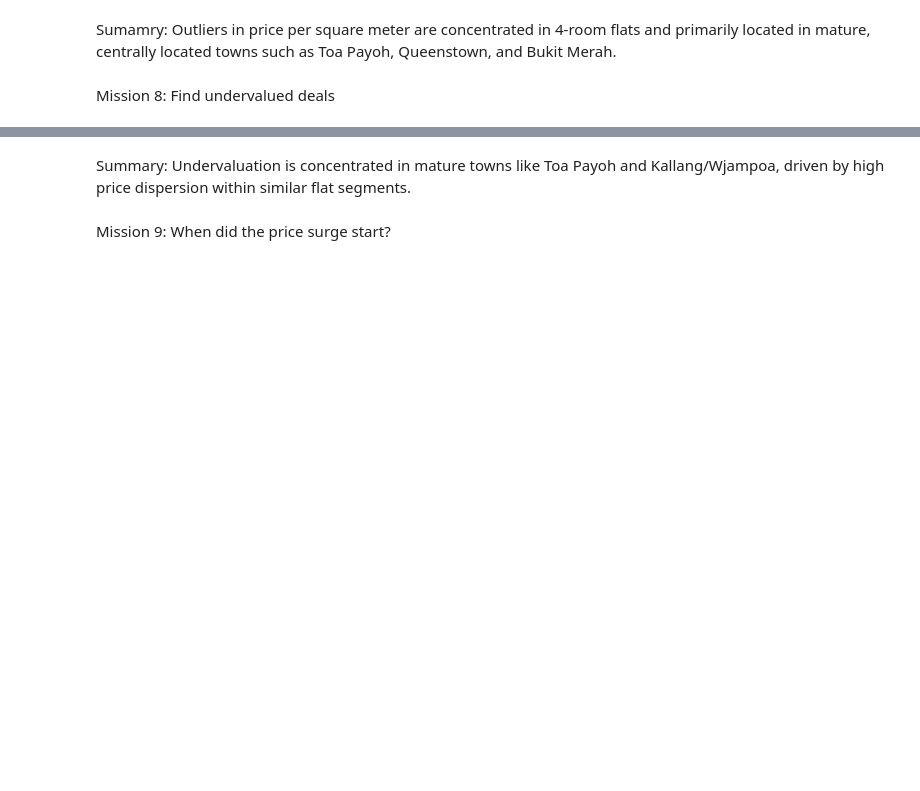
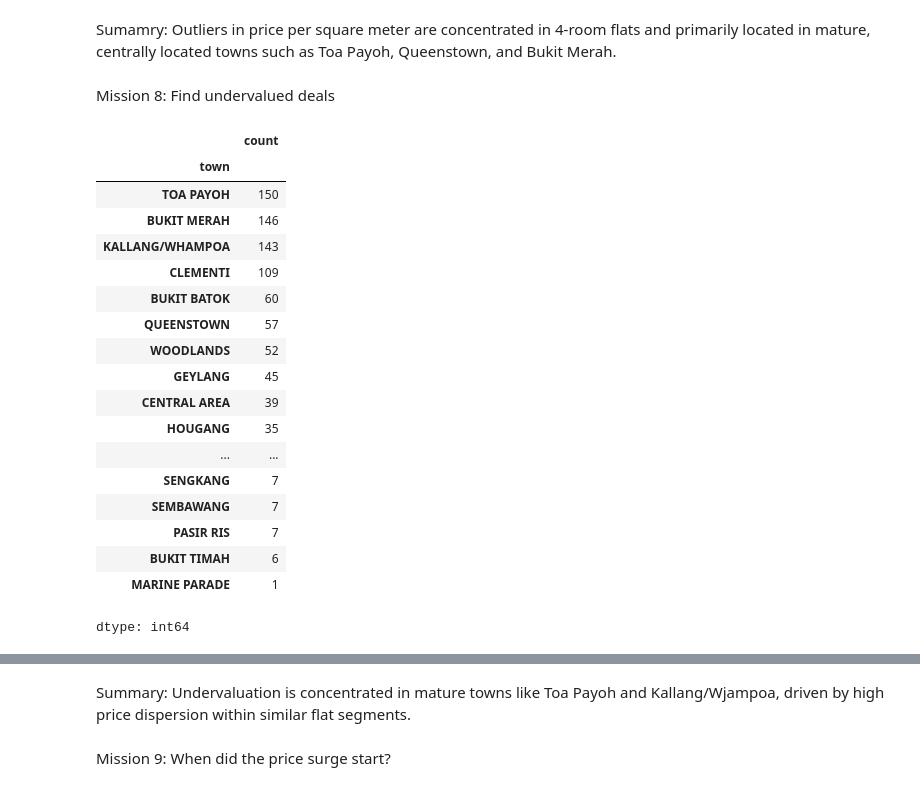
Before and after one commit to jyesing/HDB_resale_price, a Jupyter notebook: 2nd_Project_HDB_resale_since_2017.ipynb, the cells around one changed output, grey strips where cells are left out. Drawn from its saved outputs; the diff is of its cells as text; code cells hidden in the pictures; blank space fills up the shorter version.

```diff
--- a/2nd_Project_HDB_resale_since_2017.ipynb
+++ b/2nd_Project_HDB_resale_since_2017.ipynb
@@ -140,13 +298,32 @@ Sumamry: Outliers in price per square meter are concentrated in 4-room flats and
 # %% [markdown]
 Mission 8: Find undervalued deals
 # %%
-#compare similar flat type and remaining lease groups
-expected = df_recent_12_months.groupby(['town','flat_type', 'remaining_lease_groups','storey_category'])['resale_price'].transform('median')
+expected = df_recent_12_months.groupby(['town','flat_type'])['resale_price'].transform('median')
 
 df_recent_12_months['price_gap']= df_recent_12_months['resale_price'] - expected
 df_recent_12_months['price_gap_pct']= df_recent_12_months['price_gap'] / expected
 
 undervalued = df_recent_12_months[df_recent_12_months['price_gap_pct'] <= -0.2]
 undervalued['town'].value_counts()
+# %% [output]
+|  | count |
+| town |  |
+| TOA PAYOH | 150 |
+| BUKIT MERAH | 146 |
+| KALLANG/WHAMPOA | 143 |
+| CLEMENTI | 109 |
+| BUKIT BATOK | 60 |
+| QUEENSTOWN | 57 |
+| WOODLANDS | 52 |
+| GEYLANG | 45 |
+| CENTRAL AREA | 39 |
+| HOUGANG | 35 |
+| ... | ... |
+| SENGKANG | 7 |
+| SEMBAWANG | 7 |
+| PASIR RIS | 7 |
+| BUKIT TIMAH | 6 |
+| MARINE PARADE | 1 |
+dtype: int64
 # %%
 undervalued['flat_type'].value_counts()
```
Also changed, not shown: parts of 24 cells of this notebook.
